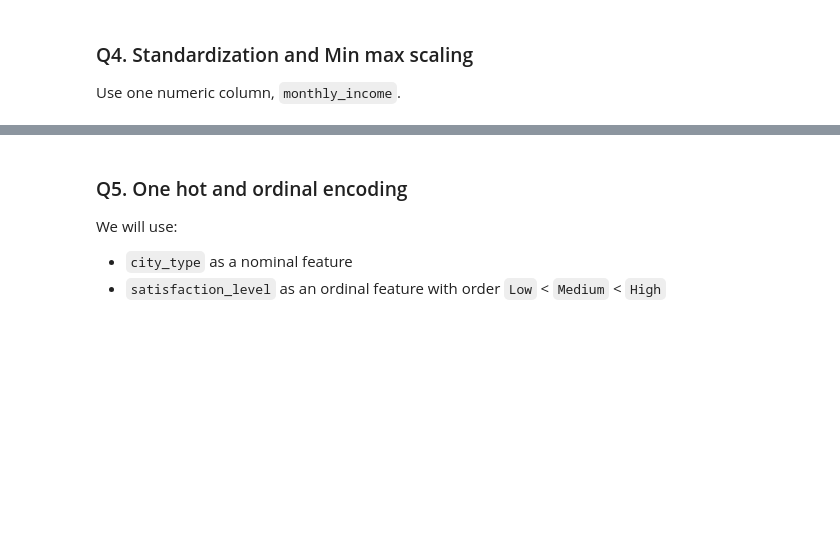
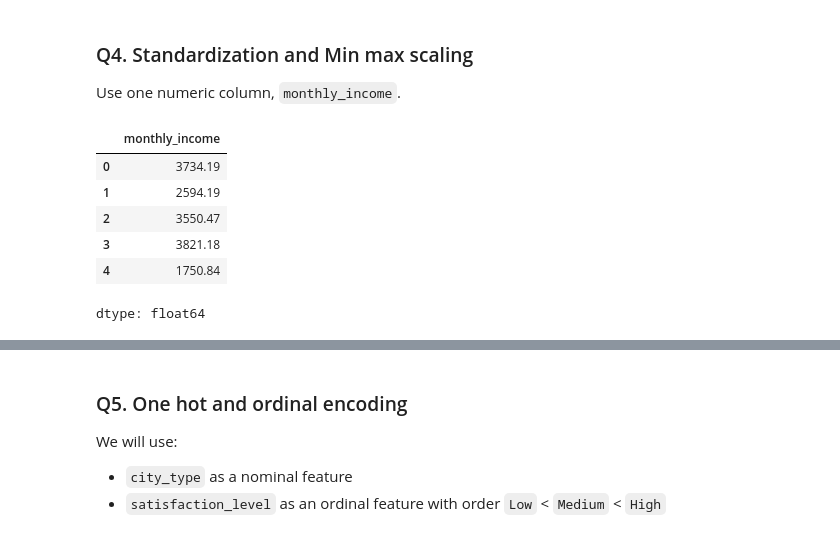
Before and after one commit to potat0w/Aaagh-more-math, a Jupyter notebook: Copy_of_Assignment_01_Machine_Learning_Course.ipynb, the cells around one changed output, grey strips where cells are left out. Drawn from its saved outputs; the diff is of its cells as text; code cells hidden in the pictures; blank space fills up the shorter version.

```diff
--- a/Copy_of_Assignment_01_Machine_Learning_Course.ipynb
+++ b/Copy_of_Assignment_01_Machine_Learning_Course.ipynb
@@ -191,3 +191,13 @@ Now we will pick a few features and apply scaling and encoding.
 Use one numeric column, `monthly_income`.
 # %%
 # Q4.1: Choose the numeric column [2 marks]
+numeric_col="monthly_income"
+df[numeric_col].head()
+# %% [output]
+|  | monthly_income |
+| 0 | 3734.19 |
+| 1 | 2594.19 |
+| 2 | 3550.47 |
+| 3 | 3821.18 |
+| 4 | 1750.84 |
+dtype: float64
```
Also changed, not shown: parts of 6 cells of this notebook.
